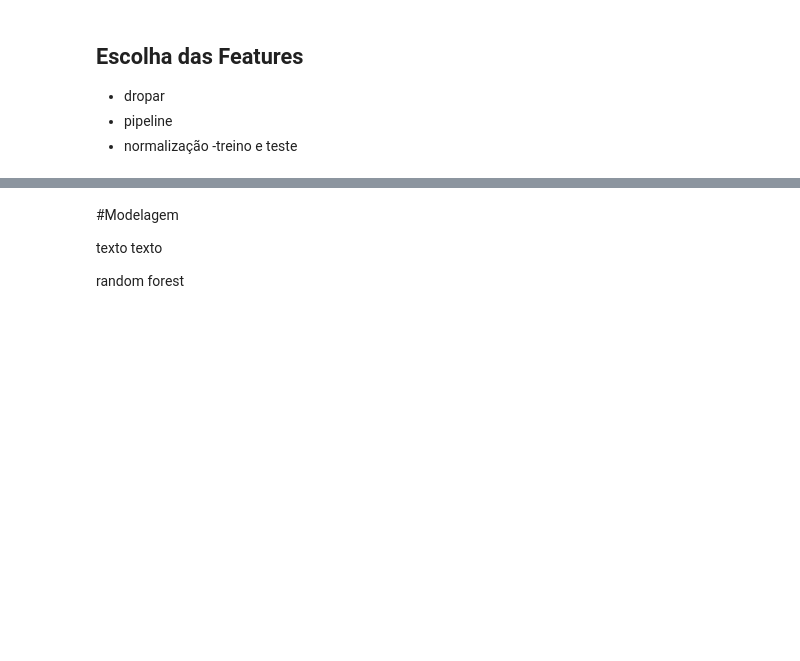
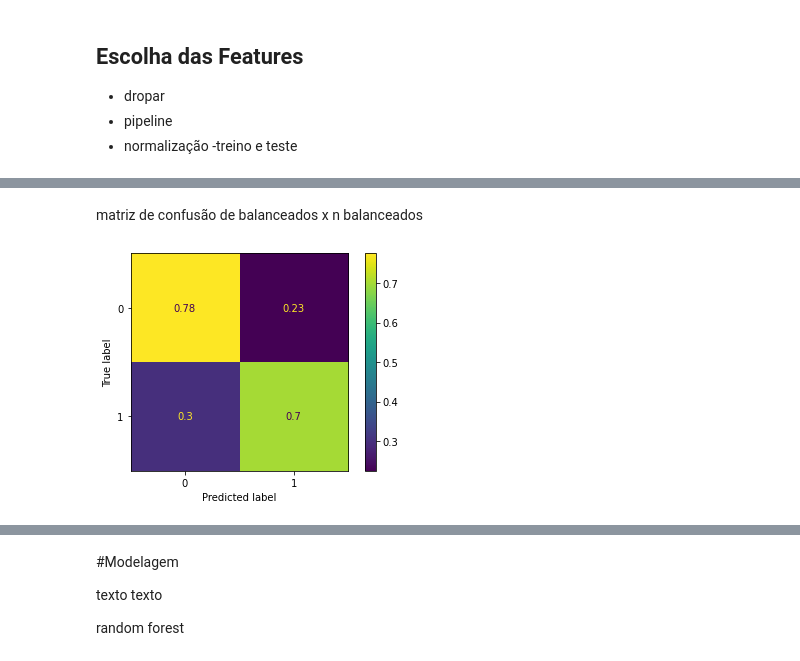
Before and after one commit to barigonta/recomendador_youtube, a Jupyter notebook: Recomendador_de_Vídeos_do_Youtube.ipynb, the cells around one changed output, grey strips where cells are left out. Cells and saved outputs as stored; diff of their text form; code cells hidden in the pictures; blank space fills up the shorter version.

```diff
--- a/Recomendador_de_Vídeos_do_Youtube.ipynb
+++ b/Recomendador_de_Vídeos_do_Youtube.ipynb
@@ -409,0 +467,8 @@ manter = ['title','description','description','tags','upload_date','uploader','d
+# %%
+#separando em x e y
+x =  df_limpo
+y = df_manter.rotulo_thales
+
+#separando em treino e teste
+x_train, x_test, y_train, y_test = train_test_split(x,y,
+                                                    random_state=42,stratify=y)
@@ -409,0 +477,6 @@ manter = ['title','description','description','tags','upload_date','uploader','d
+# %%
+#
+rus = RandomUnderSampler(random_state=42)
+
+#
+x_rus, y_rus = rus.fit_resample(x_train, y_train)
@@ -409,0 +522,17 @@ manter = ['title','description','description','tags','upload_date','uploader','d
+# %% [markdown]
+matriz de confusão de balanceados x n balanceados
+# %%
+#treinado o modelo
+rfc_clf = RandomForestClassifier(random_state=42,n_estimators=5000)
+rfc_clf.fit(x_rus, y_rus)
+
+#fazendo as previsoes
+y_pred_rfc = rfc_clf.predict(x_test)
+
+#criando a matriz de confusão
+cm = confusion_matrix(y_test,y_pred_rfc,normalize='true')
+
+#plotando a matriz de confusão
+ConfusionMatrixDisplay(confusion_matrix=cm).plot();
+# %% [output]
+[figure, added]
```
Also changed, not shown: parts of 28 cells of this notebook.
